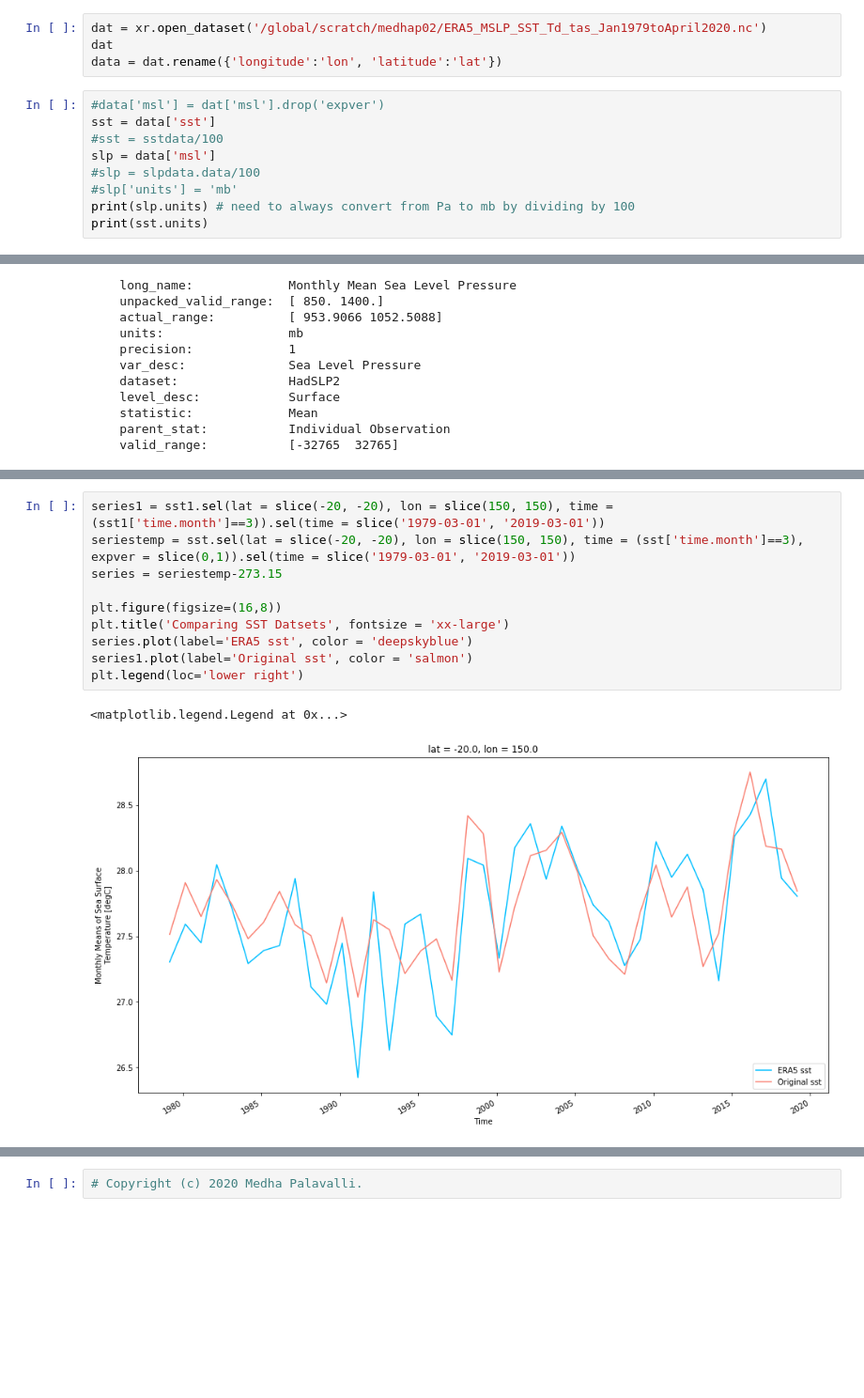
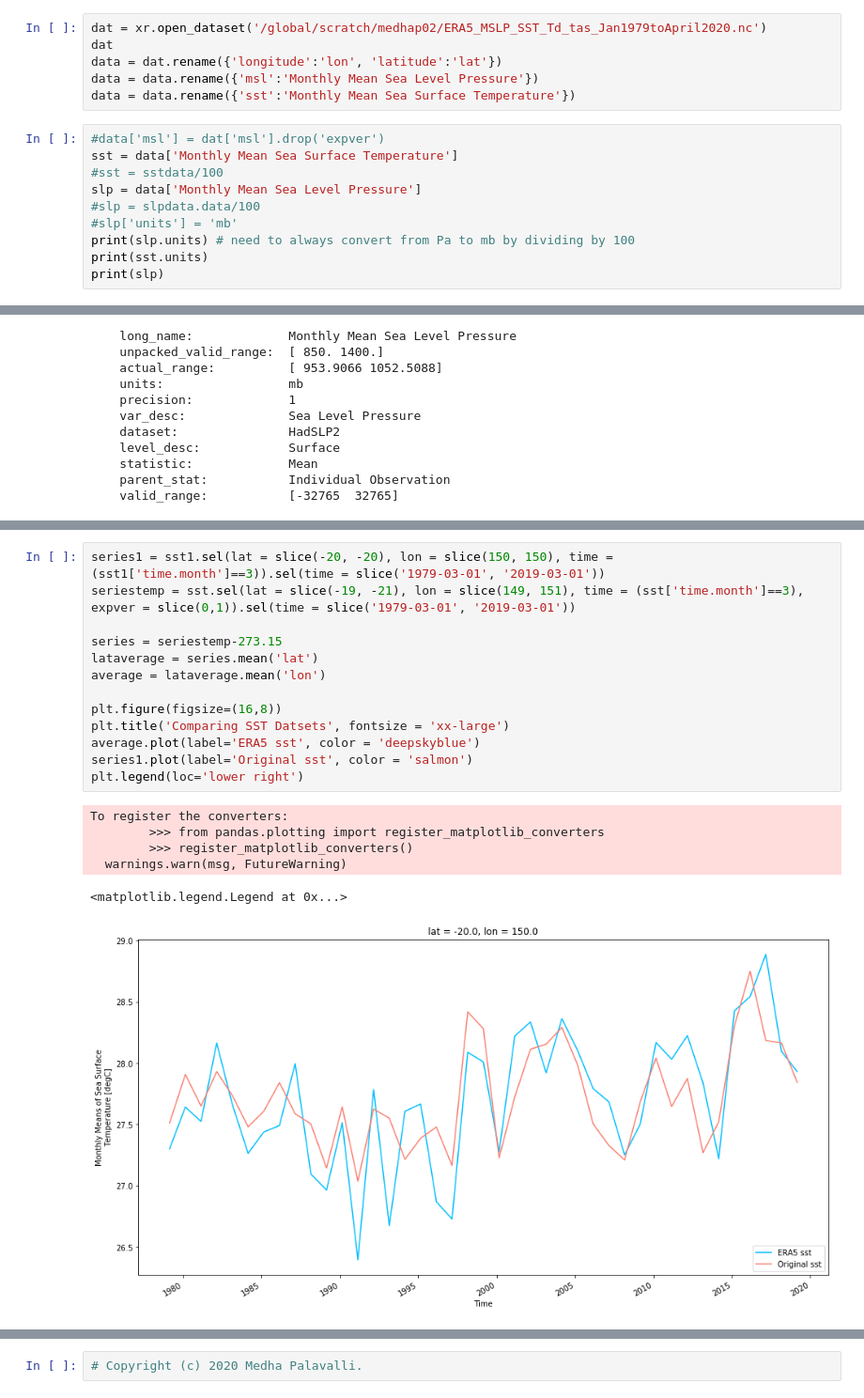
Before and after one commit to medhap02/AllIndiaRainfall, a Jupyter notebook: src/ERA5DatasetComparisons.ipynb, the cells around one changed output, grey strips where cells are left out. Shown at 94% size. Drawn from its saved outputs; the diff is of its cells as text; blank space fills up the shorter version.

Commit message:
comparisons with averaged regions

```diff
--- a/src/ERA5DatasetComparisons.ipynb
+++ b/src/ERA5DatasetComparisons.ipynb
@@ -26,15 +26,18 @@ python version:
 dat = xr.open_dataset('/global/scratch/medhap02/ERA5_MSLP_SST_Td_tas_Jan1979toApril2020.nc')
 dat
 data = dat.rename({'longitude':'lon', 'latitude':'lat'})
+data = data.rename({'msl':'Monthly Mean Sea Level Pressure'})
+data = data.rename({'sst':'Monthly Mean Sea Surface Temperature'})
 # %%
 #data['msl'] = dat['msl'].drop('expver')
-sst = data['sst']
+sst = data['Monthly Mean Sea Surface Temperature']
 #sst = sstdata/100
-slp = data['msl']
+slp = data['Monthly Mean Sea Level Pressure']
 #slp = slpdata.data/100
 #slp['units'] = 'mb'
 print(slp.units) # need to always convert from Pa to mb by dividing by 100
 print(sst.units)
+print(slp)
 # %% [output]
 Pa
 K
@@ -139,13 +129,20 @@ Data variables:
 # %%
 series1 = sst1.sel(lat = slice(-20, -20), lon = slice(150, 150), time = (sst1['time.month']==3)).sel(time = slice('1979-03-01', '2019-03-01'))
-seriestemp = sst.sel(lat = slice(-20, -20), lon = slice(150, 150), time = (sst['time.month']==3), expver = slice(0,1)).sel(time = slice('1979-03-01', '2019-03-01'))
+seriestemp = sst.sel(lat = slice(-19, -21), lon = slice(149, 151), time = (sst['time.month']==3), expver = slice(0,1)).sel(time = slice('1979-03-01', '2019-03-01'))
+
 series = seriestemp-273.15
+lataverage = series.mean('lat')
+average = lataverage.mean('lon')
 
 plt.figure(figsize=(16,8))
 plt.title('Comparing SST Datsets', fontsize = 'xx-large')
-series.plot(label='ERA5 sst', color = 'deepskyblue')
+average.plot(label='ERA5 sst', color = 'deepskyblue')
 series1.plot(label='Original sst', color = 'salmon')
 plt.legend(loc='lower right')
 # %% [output]
-<matplotlib.legend.Legend at 0x...>
+To register the converters:
+        >>> from pandas.plotting import register_matplotlib_converters
+        >>> register_matplotlib_converters()
+  warnings.warn(msg, FutureWarning)
+<matplotlib.legend.Legend at 0x...>
-[figure, old version]
+[figure, new version]
```
Also changed, not shown: parts of 7 cells of this notebook.
